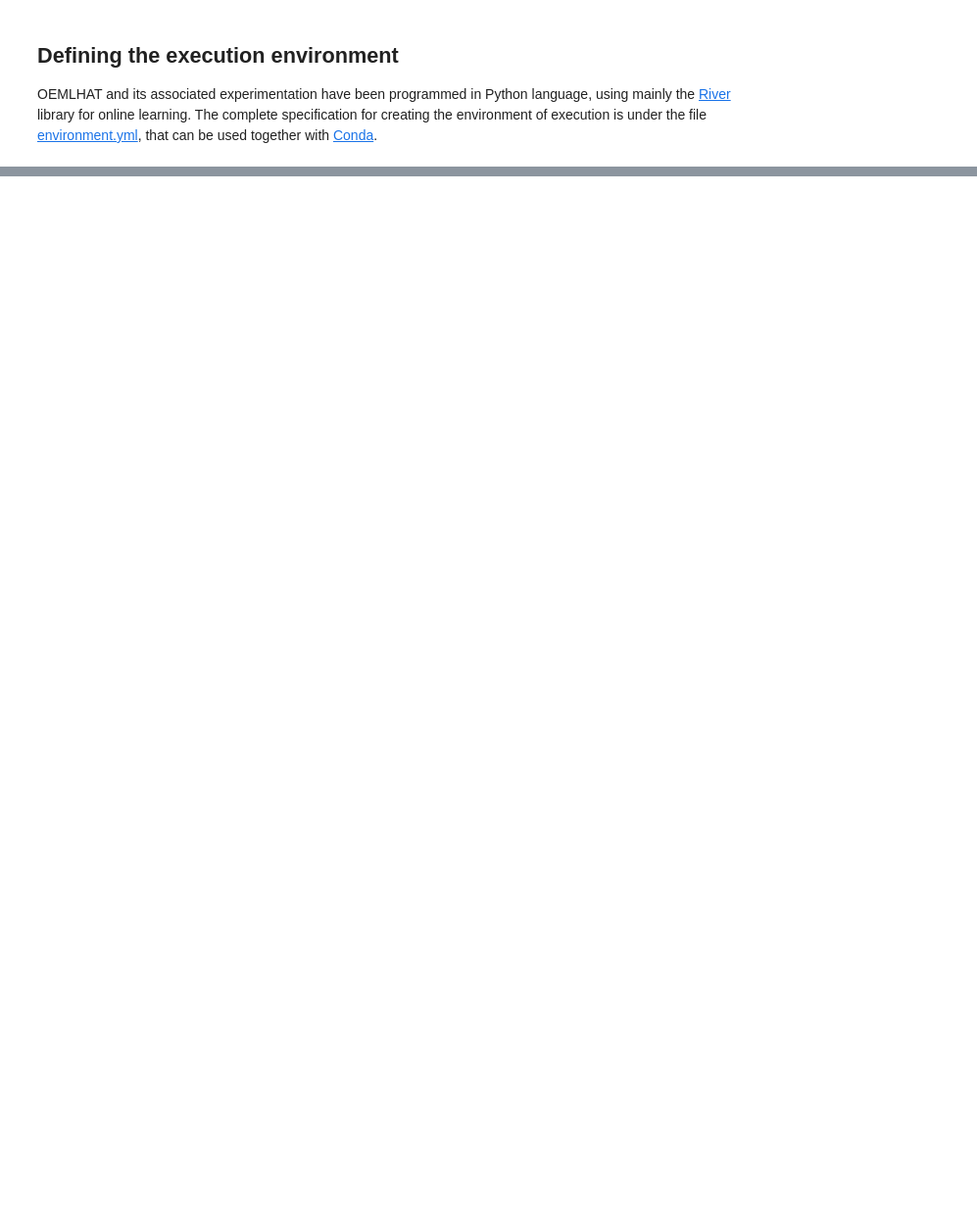
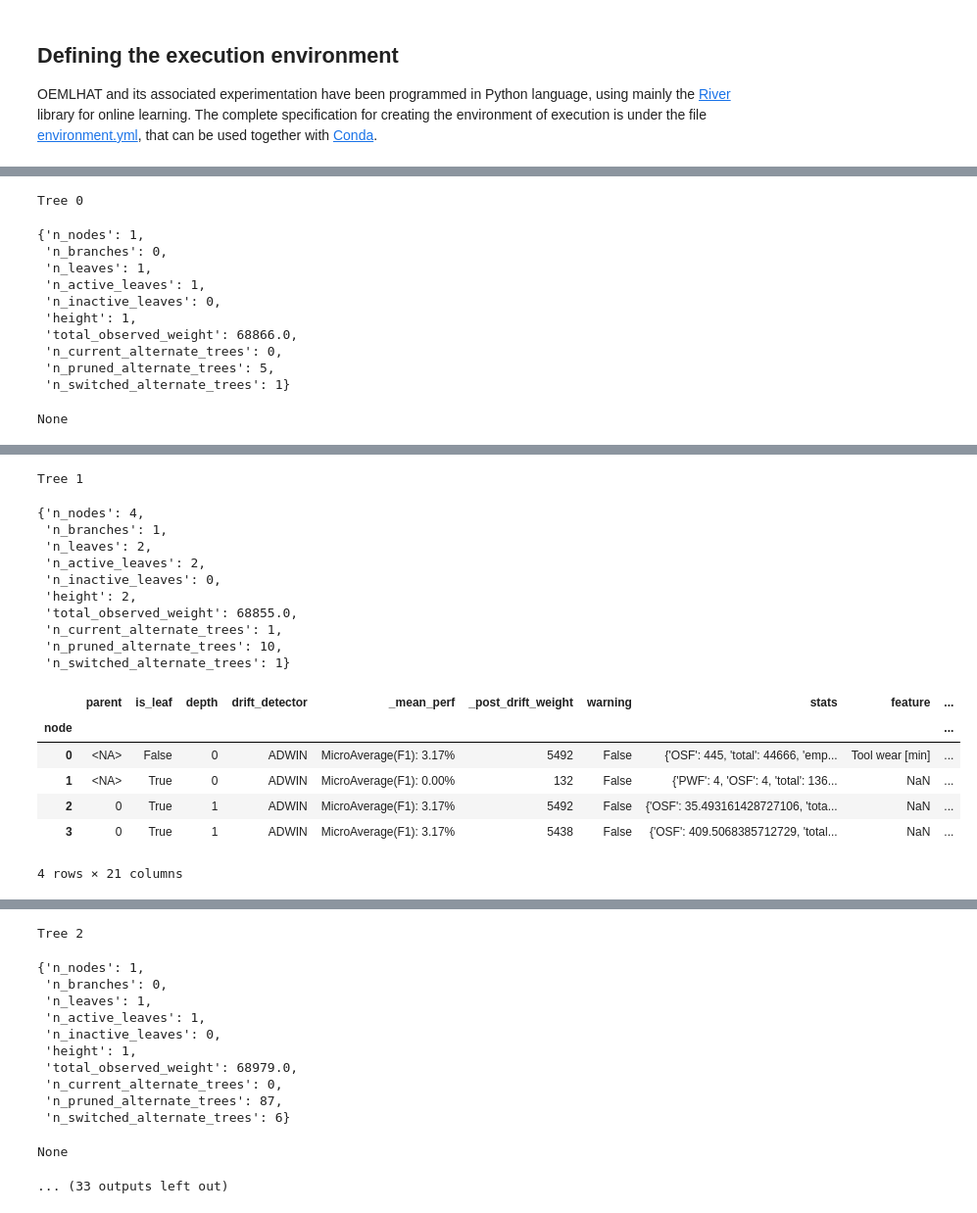
Before and after one commit to aestebant/OEMLHAT4PdM, a Jupyter notebook: src/tutorial.ipynb, the cells around one changed output, grey strips where cells are left out. Shown: that part at 98% size. Saved outputs shown, nothing was run; the diff lists cells and outputs as text; code cells hidden in the pictures; blank space fills up the shorter version.

Commit message:
Completing the tutorial with all the datasets, running the model and visualizing the results.

```diff
--- a/src/tutorial.ipynb
+++ b/src/tutorial.ipynb
@@ -31,0 +30,5 @@ OEMLHAT (
+# %%
+from oemlhat import OEMLHAT
+
+model = OEMLHAT(grouping_features=['Type_H', 'Type_L', 'Type_M'])
+model
@@ -31,0 +57,3 @@ OEMLHAT (
+# %%
+for tree in model:
+    display(tree.summary)
@@ -73,0 +198,19 @@ y
+# %%
+for i, tree in enumerate(model):
+    print(f'Tree {i}')
+    display(tree.model.summary)
+    display(tree.model.to_dataframe())
+    display(tree.model.draw())
+# %% [output]
+Tree 0
+{'n_nodes': 1,
+ 'n_branches': 0,
+ 'n_leaves': 1,
+ 'n_active_leaves': 1,
+ 'n_inactive_leaves': 0,
+ 'height': 1,
+ 'total_observed_weight': 68866.0,
+ 'n_current_alternate_trees': 0,
+ 'n_pruned_alternate_trees': 5,
+ 'n_switched_alternate_trees': 1}
+None
@@ -73,0 +218,18 @@ y
+Tree 1
+{'n_nodes': 4,
+ 'n_branches': 1,
+ 'n_leaves': 2,
+ 'n_active_leaves': 2,
+ 'n_inactive_leaves': 0,
+ 'height': 2,
+ 'total_observed_weight': 68855.0,
+ 'n_current_alternate_trees': 1,
+ 'n_pruned_alternate_trees': 10,
+ 'n_switched_alternate_trees': 1}
+|  | parent | is_leaf | depth | drift_detector | _mean_perf | _post_drift_weight | warning | stats | feature | ... |
+| node |  |  |  |  |  |  |  |  |  | ... |
+| 0 | <NA> | False | 0 | ADWIN | MicroAverage(F1): 3.17% | 5492 | False | {'OSF': 445, 'total': 44666, 'emp... | Tool wear [min] | ... |
+| 1 | <NA> | True | 0 | ADWIN | MicroAverage(F1): 0.00% | 132 | False | {'PWF': 4, 'OSF': 4, 'total': 136... | NaN | ... |
+| 2 | 0 | True | 1 | ADWIN | MicroAverage(F1): 3.17% | 5492 | False | {'OSF': 35.493161428727106, 'tota... | NaN | ... |
+| 3 | 0 | True | 1 | ADWIN | MicroAverage(F1): 3.17% | 5438 | False | {'OSF': 409.5068385712729, 'total... | NaN | ... |
+4 rows × 21 columns
@@ -73,0 +237,13 @@ y
+Tree 2
+{'n_nodes': 1,
+ 'n_branches': 0,
+ 'n_leaves': 1,
+ 'n_active_leaves': 1,
+ 'n_inactive_leaves': 0,
+ 'height': 1,
+ 'total_observed_weight': 68979.0,
+ 'n_current_alternate_trees': 0,
+ 'n_pruned_alternate_trees': 87,
+ 'n_switched_alternate_trees': 6}
+None
+... (33 outputs left out)
```
Also changed, not shown: parts of 18 cells of this notebook.
